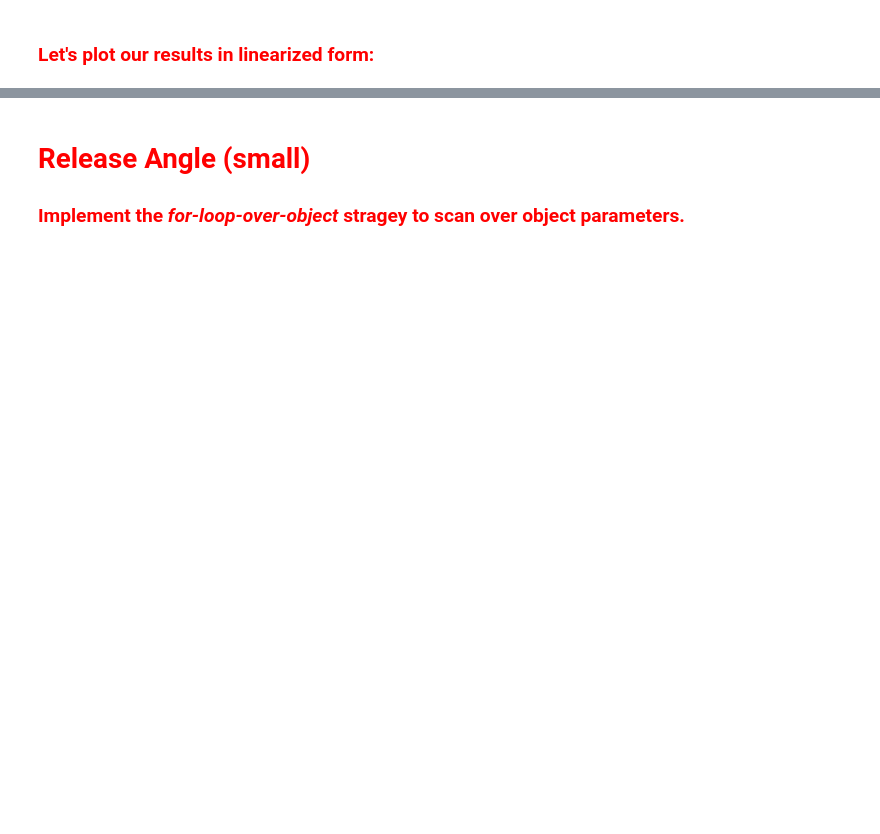
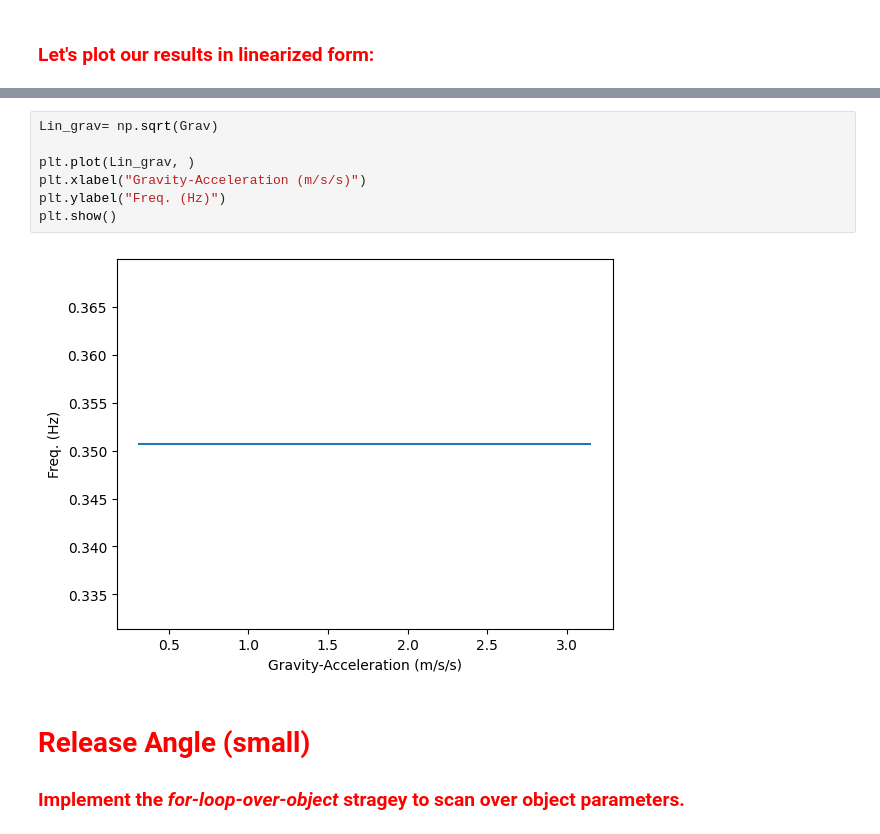
Before and after one commit to sammyculotta/PHY122-Lab, a Jupyter notebook: phy122_lab5t.ipynb, the cells around one changed output, grey strips where cells are left out. Saved outputs shown, nothing was run; the diff lists cells and outputs as text; blank space fills up the shorter version.

```diff
--- a/phy122_lab5t.ipynb
+++ b/phy122_lab5t.ipynb
@@ -270,3 +310,12 @@ NameError: name 'plot' is not defined
+# %%
+Lin_grav= np.sqrt(Grav)
+
+plt.plot(Lin_grav, )
+plt.xlabel("Gravity-Acceleration (m/s/s)")
+plt.ylabel("Freq. (Hz)")
+plt.show()
+# %% [output]
+[figure, added]
 # %% [markdown]
 #   <font color='Red'> **Release Angle (small)** </font>
 
```
Also changed, not shown: parts of 13 cells of this notebook.
